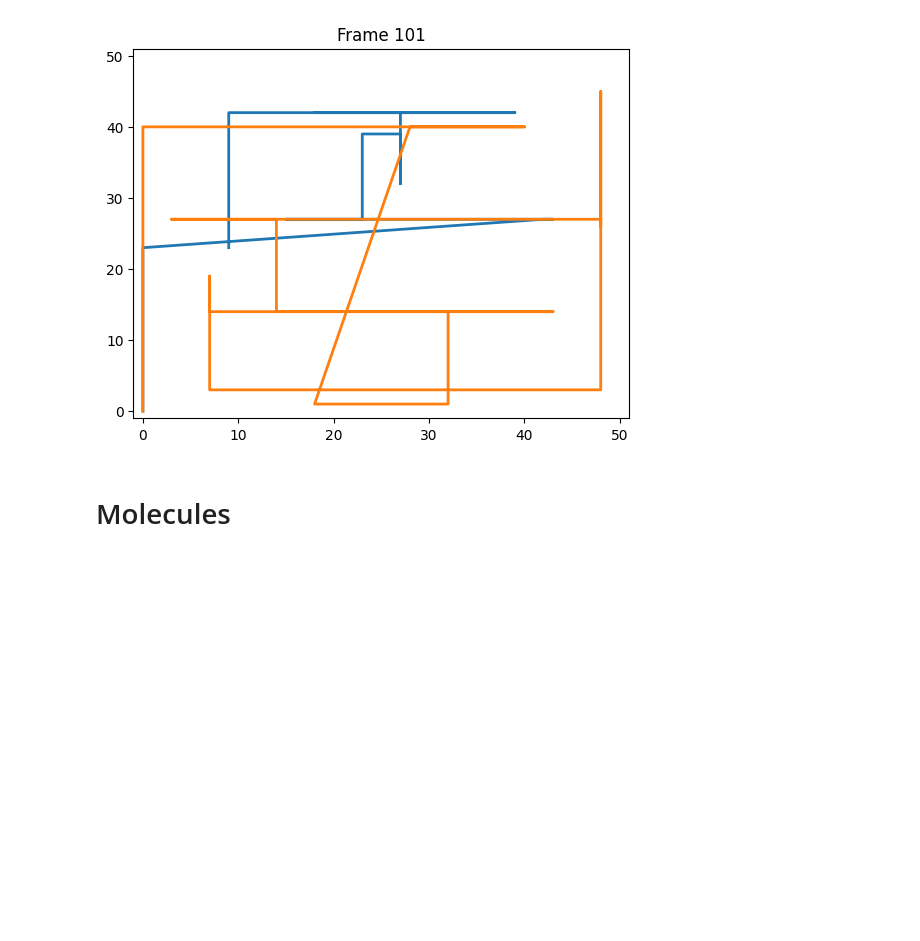
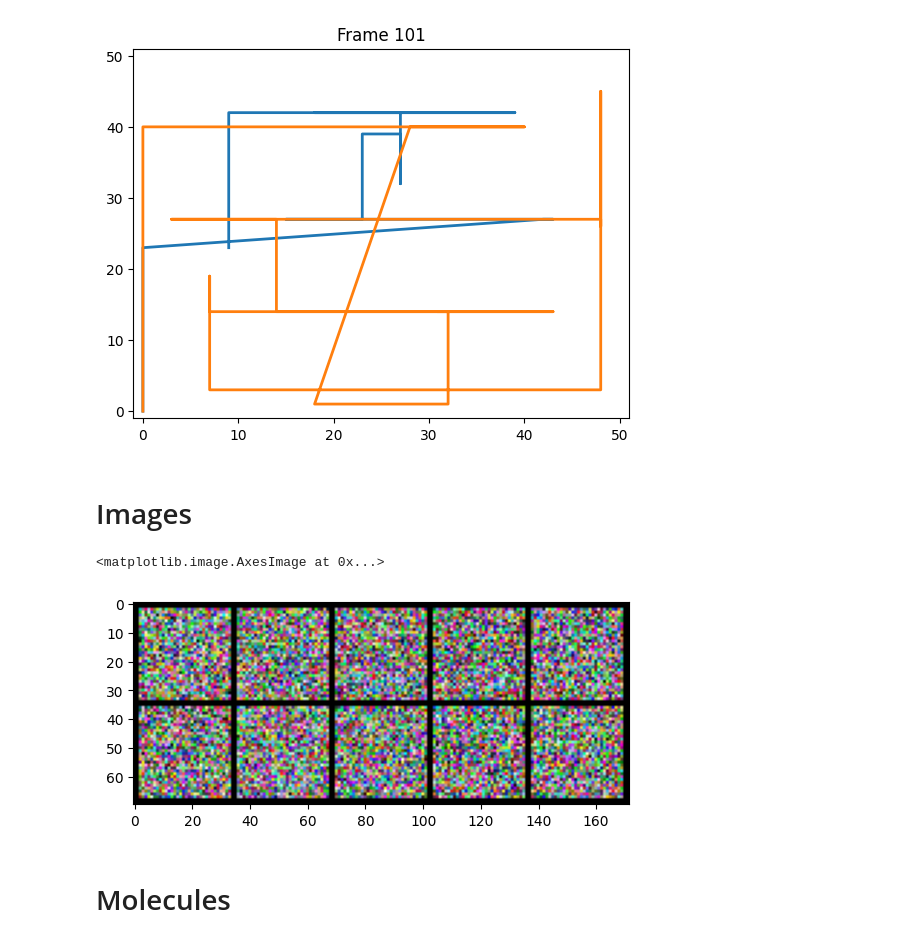
Before and after one commit to gregkseno/csbm, a Jupyter notebook: notebooks/models.ipynb, the cells around one changed output. Drawn from its saved outputs; the diff is of its cells as text; code cells hidden in the pictures; blank space fills up the shorter version.

```diff
--- a/notebooks/models.ipynb
+++ b/notebooks/models.ipynb
@@ -205,3 +209,16 @@ plt.show()
 # %% [output]
 MovieWriter ffmpeg unavailable; using Pillow instead.
 [figure]
+# %% [markdown]
+# Images
+# %%
+dataset = DiscreteColoredMNISTDataset(target_digit=2)
+image = dataset[:10].cuda()
+time = torch.randint(0, 100, size=(10,)).cuda()
+
+model = ImageD3PM().cuda()
+prior = Prior(256, 100, 'gaussian_linear').to('cuda')
+plt.imshow(make_grid(model.sample(image, prior).cpu(), nrow=5).permute(1, 2, 0))
+# %% [output]
+<matplotlib.image.AxesImage at 0x...>
+[figure, added]
```
Also changed, not shown: parts of 5 cells of this notebook, 19 other files.
